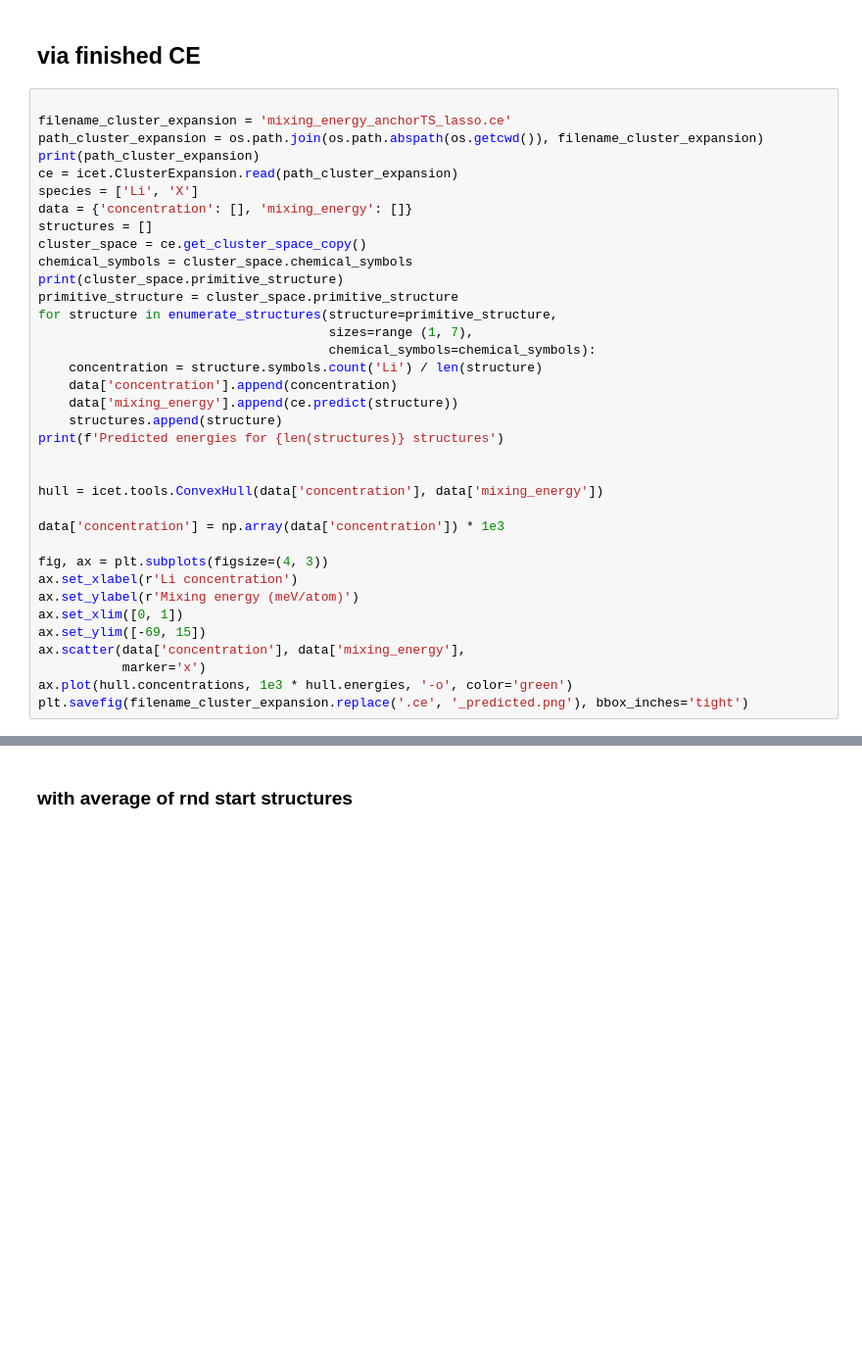
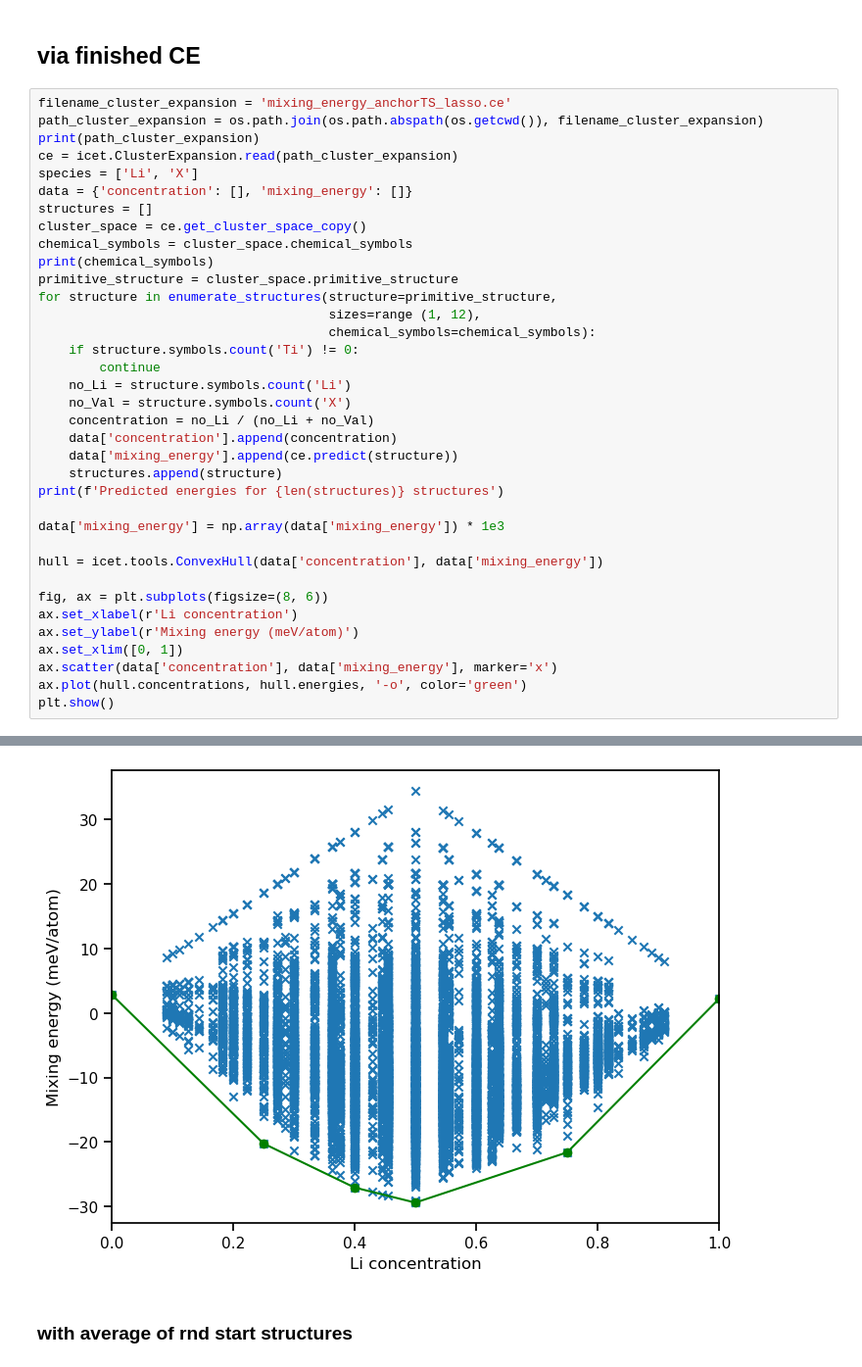
Before and after one commit to JohnLawrenceWargrave/jupyter_for_ARL, a Jupyter notebook: edit_CE_plot_Hull_anchor.ipynb, the cells around one changed output, grey strips where cells are left out. Shown at 98% size. Saved outputs shown, nothing was run; the diff lists cells and outputs as text; blank space fills up the shorter version.

Commit message:
hullplots with randomized structuresare ready

```diff
--- a/edit_CE_plot_Hull_anchor.ipynb
+++ b/edit_CE_plot_Hull_anchor.ipynb
@@ -57,7 +57,6 @@ def jupyter_stop(ErrorMessage="User-defined stop via jupyter_stop() function"):
 # %% [markdown]
 ## via finished CE
 # %%
-
 filename_cluster_expansion = 'mixing_energy_anchorTS_lasso.ce'
 path_cluster_expansion = os.path.join(os.path.abspath(os.getcwd()), filename_cluster_expansion)
 print(path_cluster_expansion)
@@ -67,28 +66,30 @@ data = {'concentration': [], 'mixing_energy': []}
 structures = []
 cluster_space = ce.get_cluster_space_copy()
 chemical_symbols = cluster_space.chemical_symbols
-print(cluster_space.primitive_structure)
+print(chemical_symbols)
 primitive_structure = cluster_space.primitive_structure
 for structure in enumerate_structures(structure=primitive_structure,
-                                      sizes=range (1, 7),
+                                      sizes=range (1, 12),
                                       chemical_symbols=chemical_symbols):
-    concentration = structure.symbols.count('Li') / len(structure)
+    if structure.symbols.count('Ti') != 0:
+        continue
+    no_Li = structure.symbols.count('Li')
+    no_Val = structure.symbols.count('X')
+    concentration = no_Li / (no_Li + no_Val)
     data['concentration'].append(concentration)
     data['mixing_energy'].append(ce.predict(structure))
     structures.append(structure)
 print(f'Predicted energies for {len(structures)} structures')
 
+data['mixing_energy'] = np.array(data['mixing_energy']) * 1e3
 
 hull = icet.tools.ConvexHull(data['concentration'], data['mixing_energy'])
 
-data['concentration'] = np.array(data['concentration']) * 1e3
-
-fig, ax = plt.subplots(figsize=(4, 3))
+fig, ax = plt.subplots(figsize=(8, 6))
 ax.set_xlabel(r'Li concentration')
 ax.set_ylabel(r'Mixing energy (meV/atom)')
 ax.set_xlim([0, 1])
-ax.set_ylim([-69, 15])
-ax.scatter(data['concentration'], data['mixing_energy'],
-           marker='x')
-ax.plot(hull.concentrations, 1e3 * hull.energies, '-o', color='green')
-plt.savefig(filename_cluster_expansion.replace('.ce', '_predicted.png'), bbox_inches='tight')
+ax.scatter(data['concentration'], data['mixing_energy'], marker='x')
+ax.plot(hull.concentrations, hull.energies, '-o', color='green')
+plt.show()
+# %% [output]
@@ -95,3 +99,4 @@ plt.savefig(filename_cluster_expansion.replace('.ce', '_predicted.png'), bbox_in
+[figure, added]
 # %% [markdown]
 ### with average of rnd start structures
 # %%
```
Also changed, not shown: parts of 3 cells of this notebook, 5 other files.
